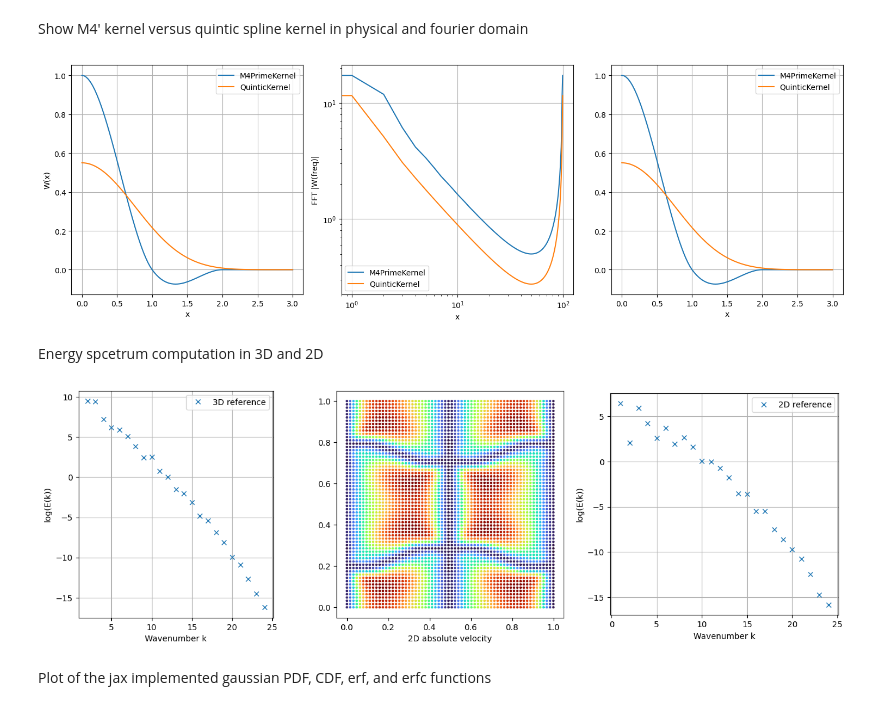
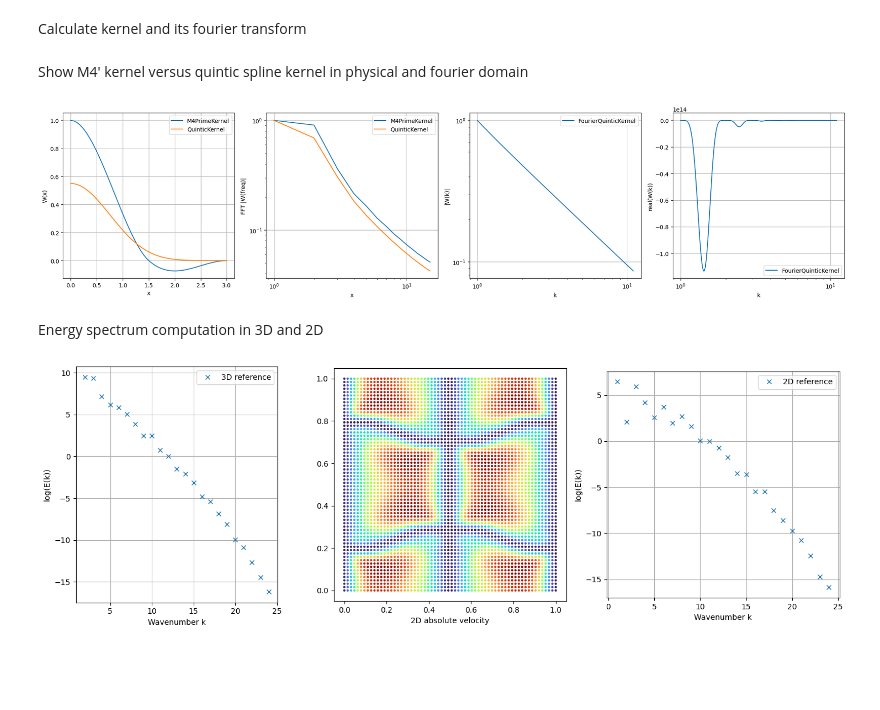
Before and after one commit to tumaer/jax-sph, a Jupyter notebook: notebooks/turbulence_utils.ipynb, the cells around one changed output. Saved outputs shown, nothing was run; the diff lists cells and outputs as text; code cells hidden in the pictures; blank space fills up the shorter version.

Commit message:
add energy spectrum and mls WIP

```diff
--- a/notebooks/turbulence_utils.ipynb
+++ b/notebooks/turbulence_utils.ipynb
@@ -24,47 +19,65 @@ from jax_sph.math import (
 
 EPS = jnp.finfo(float).eps
 config.update("jax_enable_x64", True)
+# %% [markdown]
+Calculate kernel and its fourier transform
 # %%
-t = np.linspace(0, 3, 100)
-k = np.linspace(1, 50, 50)
+t_size = 50
+t = np.linspace(0, 3, t_size)
+k = np.linspace(1, 11, 500)
 kernels = [(M4PrimeKernel, 1), (QuinticKernel, 1)]
+fourier_kernel = FourierQuinticKernel(1, 1)
 w = []
 w_fourier = []
+w_fourier_r = []
 for j in kernels:
     kernel_fn = j[0](j[1], 1)
-    temp = vmap(kernel_fn.w)(t)
+    temp = vmap(kernel_fn.w)(np.abs(t))
     w.append(temp)
     w_fourier.append(np.fft.fft(temp))
 
+w_fourier_ana = fourier_kernel.w(k)
 
 N = len(w_fourier[0])
-n = np.arange(N)
-T = N/100
-freq = n/T
+n = np.arange(1,N+1)
 # %% [markdown]
 Show M4' kernel versus quintic spline kernel in physical and fourier domain
 # %%
-fig, axs = plt.subplots(1, 3, figsize=(15, 5))
+fig, axs = plt.subplots(1, 4, figsize=(20, 5))
 for i in range(jnp.shape(w)[0]):
     axs[0].plot(t, w[i], label=str(kernels[i][0].__name__))
-    axs[1].plot(freq, np.abs(w_fourier[i]), label=str(kernels[i][0].__name__))
-    axs[2].plot(t, np.fft.ifft(w_fourier[i]), label=str(kernels[i][0].__name__))
+    axs[1].plot(n[:15], np.abs(w_fourier[i])[:15] / np.abs(w_fourier[i][0]), label=str(kernels[i][0].__name__))
+
+axs[2].plot(k, np.abs(w_fourier_ana) / np.abs(w_fourier_ana[0]), label=str(fourier_kernel.__class__.__name__))
+axs[3].plot(k, np.real(w_fourier_ana) / np.real(w_fourier_ana[0]), label=str(fourier_kernel.__class__.__name__))
 
 for ax in axs:
-    ax.set_xlabel("x")
     ax.legend()
     ax.grid()
 
+axs[0].set_xlabel("x")
 axs[0].set_ylabel("W(x)")
+
 axs[1].set_ylabel("FFT |W(freq)|")
+axs[1].set_xlabel("x")
 axs[1].set_yscale('log')
 axs[1].set_xscale('log')
+
+axs[2].set_yscale('log')
+axs[2].set_xscale('log')
+axs[2].set_ylabel("|W(k)|")
+axs[2].set_xlabel("k")
+
+axs[3].set_xscale('log')
+axs[3].set_ylabel("real(W(k))")
+axs[3].set_xlabel("k")
+
 plt.tight_layout()
 plt.show()
 # %% [output]
-[figure, old version]
+[figure, new version]
 # %% [markdown]
-Energy spcetrum computation in 3D and 2D
+Energy spectrum computation in 3D and 2D
 # %%
 def mask_for_plot(masked_array):
         x = np.arange(len(masked_array))
@@ -75,22 +88,22 @@ def mask_for_plot(masked_array):
         y = y[mask2]
         return x, y
 
-# read velocity tensor from h5py file (5s into TGV with Re=100 on 64^3 grid)
+# read velocity tensor from h5py file (5s into TGV with Re=100 on 64^3 grid),
 # obtained using JAX-FLUIDS
 vel = h5py.File(os.path.join("./ref_data", "tgv_vel_64.h5"), "r")["velocity"][:]
 
 # slice for 2D solution
 vel_2d = vel[:2, 0]
 vel_2d_abs = np.sum(vel_2d**2, axis=0)
-t = np.linspace(0, 1, 64)
-x, y = np.meshgrid(t, t, indexing="ij")
+grid = np.linspace(0, 1, 64)
+x, y = np.meshgrid(grid, grid, indexing="ij")
 
 # compute reference energy spectrum
 ek_ref_3d = get_energy_spectrum(vel)
 ek_ref_2d = get_energy_spectrum(vel_2d)
 
 # plot results
-fig, axs = plt.subplots(1, 3, figsize=(17, 5))
+fig, axs = plt.subplots(1, 3, figsize=(15, 5))
 axs[0].plot(*mask_for_plot(np.ma.log(ek_ref_3d)), 'x', label="3D reference")
 axs[0].legend()
 axs[0].set_ylabel("log(E(k))")
@@ -108,6 +121,8 @@ axs[2].set_ylabel("log(E(k))")
 axs[2].set_xlabel("Wavenumber k")
 axs[2].grid()
 axs[2].set_aspect('equal', 'box')
+
+plt.tight_layout()
 plt.show()
 # %% [output]
-[figure, old version]
+[figure, new version]
@@ -176,2 +128,0 @@ plt.show()
-# %% [markdown]
-Plot of the jax implemented gaussian PDF, CDF, erf, and erfc functions
```
Also changed, not shown: parts of 10 cells of this notebook, 2 other files.
